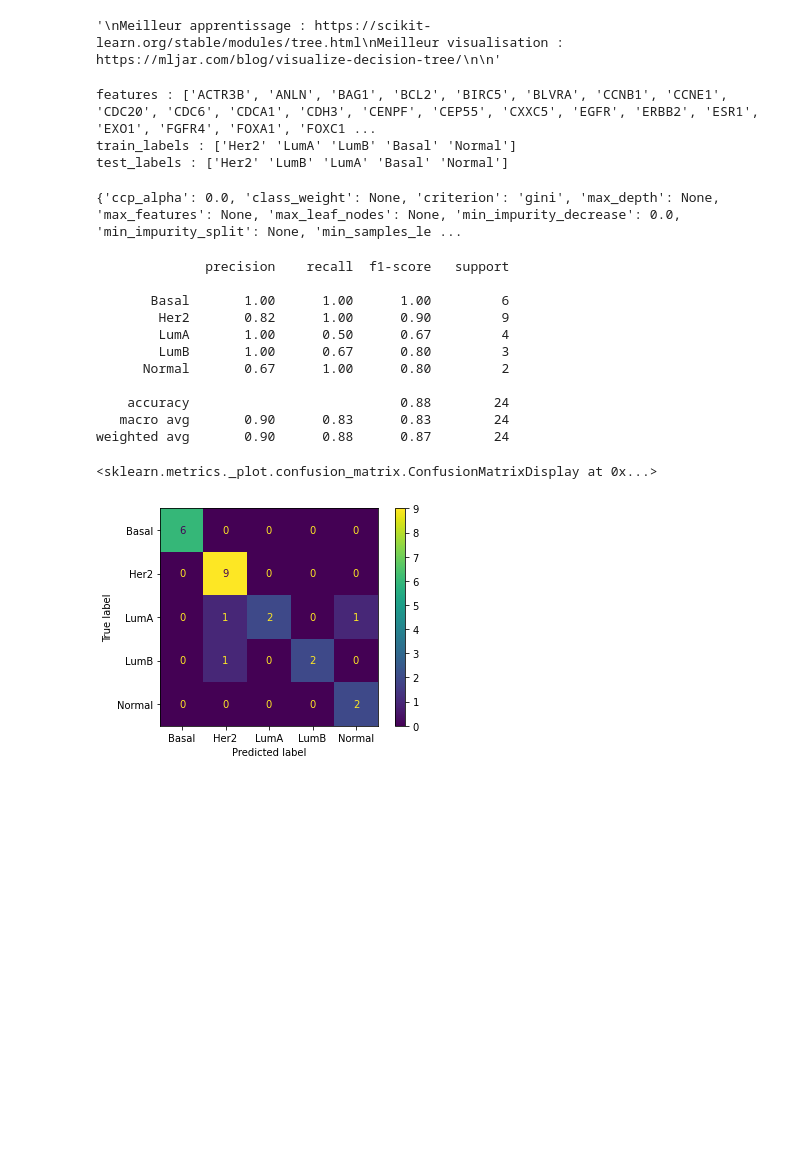
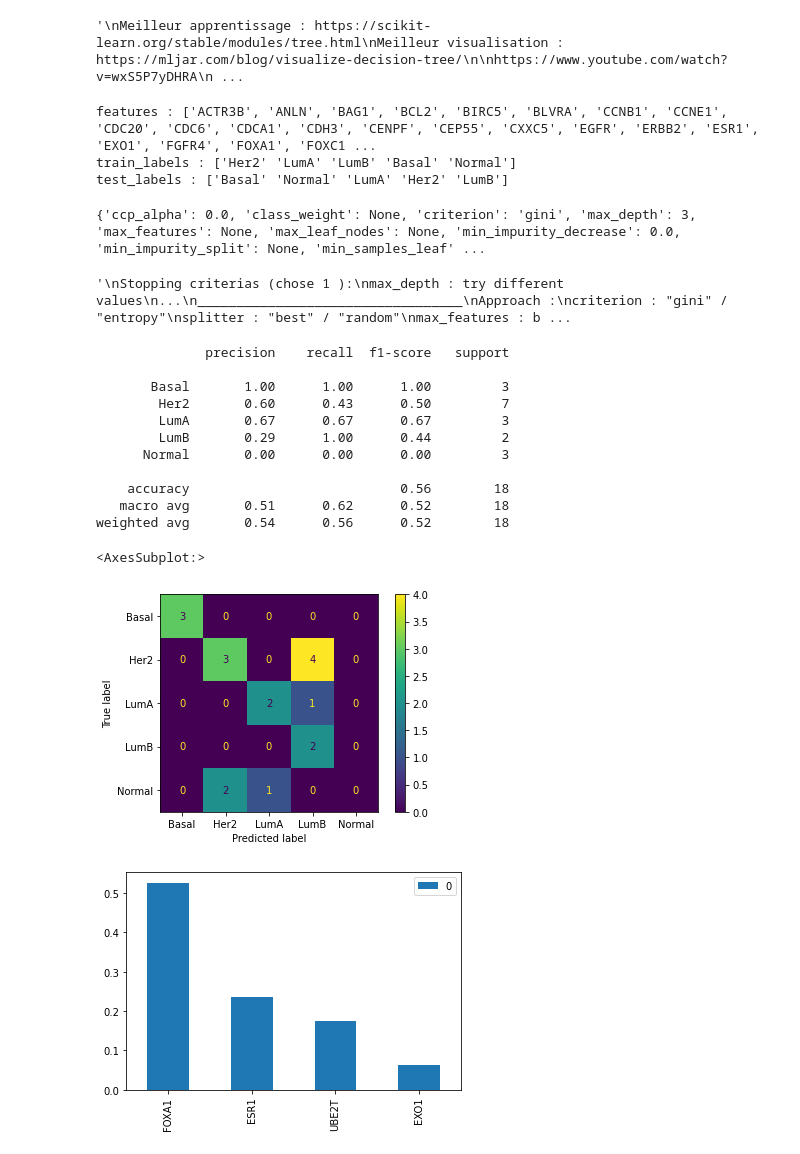
Before and after one commit to Bordeterre/decision_tree, a Jupyter notebook: training.ipynb, the cells around one changed output. Saved outputs shown, nothing was run; the diff lists cells and outputs as text; code cells hidden in the pictures; blank space fills up the shorter version.

Commit message:
parameter optimisation

```diff
--- a/training.ipynb
+++ b/training.ipynb
@@ -4,13 +4,16 @@
 Meilleur apprentissage : https://scikit-learn.org/stable/modules/tree.html
 Meilleur visualisation : https://mljar.com/blog/visualize-decision-tree/
 
+https://www.youtube.com/watch?v=wxS5P7yDHRA
+https://www.youtube.com/watch?v=xDWZzD4TPO0
+https://www.youtube.com/watch?v=D0efHEJsfHo
 Faire varier les paramètres
 Tester sur deuxième jeu de données
 Rendre notebok plus joli pour la présentation
 
 """
 # %% [output]
-'\nMeilleur apprentissage : https://scikit-learn.org/stable/modules/tree.html\nMeilleur visualisation : https://mljar.com/blog/visualize-decision-tree/\n\n'
+'\nMeilleur apprentissage : https://scikit-learn.org/stable/modules/tree.html\nMeilleur visualisation : https://mljar.com/blog/visualize-decision-tree/\n\nhttps://www.youtube.com/watch?v=wxS5P7yDHRA\n ...
 # %%
 ##### Jeu de données #####
 
@@ -26,7 +29,7 @@ print("features :", list(features.columns))
 
 # Séparation du jeux d'apprentissage et du jeu de test
 from sklearn.model_selection import train_test_split
-train_features, test_features, train_labels, test_labels = train_test_split(features, labels, test_size = 0.33)
+train_features, test_features, train_labels, test_labels = train_test_split(features, labels, test_size = 0.25)
 
 # Petit jeu de données => Il faut vérifier que toutes les classes sont présentes dans le jeu de test
 print("train_labels :", train_labels.unique())
@@ -34,37 +37,59 @@ print("test_labels :", test_labels.unique())
 # %% [output]
 features : ['ACTR3B', 'ANLN', 'BAG1', 'BCL2', 'BIRC5', 'BLVRA', 'CCNB1', 'CCNE1', 'CDC20', 'CDC6', 'CDCA1', 'CDH3', 'CENPF', 'CEP55', 'CXXC5', 'EGFR', 'ERBB2', 'ESR1', 'EXO1', 'FGFR4', 'FOXA1', 'FOXC1 ...
 train_labels : ['Her2' 'LumA' 'LumB' 'Basal' 'Normal']
-test_labels : ['Her2' 'LumB' 'LumA' 'Basal' 'Normal']
+test_labels : ['Basal' 'Normal' 'LumA' 'Her2' 'LumB']
 # %%
 ##### Entrainement #####
 from sklearn import tree
-classifier = tree.DecisionTreeClassifier()
+classifier = tree.DecisionTreeClassifier(max_depth = 3)
 print (classifier.get_params())
 classifier = classifier.fit(train_features, train_labels)
+
+"""
+Stopping criterias (chose 1 ):
+max_depth : try different values
+...
+__________________________________
+Approach :
+criterion : "gini" / "entropy"
+splitter : "best" / "random"
+max_features : base splitting on only some parameters, not all
+random_states : seed for random seed
+__________________________________
+class_weight : it's worse making a mistake on class 1 than class 2
+ccp_alpha : used to prune the tree and prevent overfitting
+
+"""
 # %% [output]
-{'ccp_alpha': 0.0, 'class_weight': None, 'criterion': 'gini', 'max_depth': None, 'max_features': None, 'max_leaf_nodes': None, 'min_impurity_decrease': 0.0, 'min_impurity_split': None, 'min_samples_le ...
+{'ccp_alpha': 0.0, 'class_weight': None, 'criterion': 'gini', 'max_depth': 3, 'max_features': None, 'max_leaf_nodes': None, 'min_impurity_decrease': 0.0, 'min_impurity_split': None, 'min_samples_leaf' ...
+'\nStopping criterias (chose 1 ):\nmax_depth : try different values\n...\n__________________________________\nApproach :\ncriterion : "gini" / "entropy"\nsplitter : "best" / "random"\nmax_features : b ...
 # %%
 ##### Test #####
 predictions = classifier.predict(test_features)
 predict_probas = classifier.predict_proba(test_features)
 
 from sklearn import metrics
 print(metrics.classification_report(test_labels, predictions, zero_division = 0))
 metrics.plot_confusion_matrix(classifier, test_features, test_labels)
+
+feature_importance = pd.DataFrame(classifier.feature_importances_, index = features.columns).sort_values(0, ascending=False)
+feature_importance = feature_importance[feature_importance[0] > 0]
+feature_importance.plot(kind = "bar")
 # %% [output]
               precision    recall  f1-score   support
 
-       Basal       1.00      1.00      1.00         6
-        Her2       0.82      1.00      0.90         9
-        LumA       1.00      0.50      0.67         4
-        LumB       1.00      0.67      0.80         3
-      Normal       0.67      1.00      0.80         2
+       Basal       1.00      1.00      1.00         3
+        Her2       0.60      0.43      0.50         7
+        LumA       0.67      0.67      0.67         3
+        LumB       0.29      1.00      0.44         2
+      Normal       0.00      0.00      0.00         3
 
-    accuracy                           0.88        24
-   macro avg       0.90      0.83      0.83        24
-weighted avg       0.90      0.88      0.87        24
+    accuracy                           0.56        18
+   macro avg       0.51      0.62      0.52        18
+weighted avg       0.54      0.56      0.52        18
-<sklearn.metrics._plot.confusion_matrix.ConfusionMatrixDisplay at 0x...>
+<AxesSubplot:>
-[figure, old version]
+[figure, new version]
+[figure, added]
 # %%
 # Visualisation arbre
 import matplotlib.pyplot as plt
```
Also changed, not shown: parts of 1 cell of this notebook, 1 other file.
